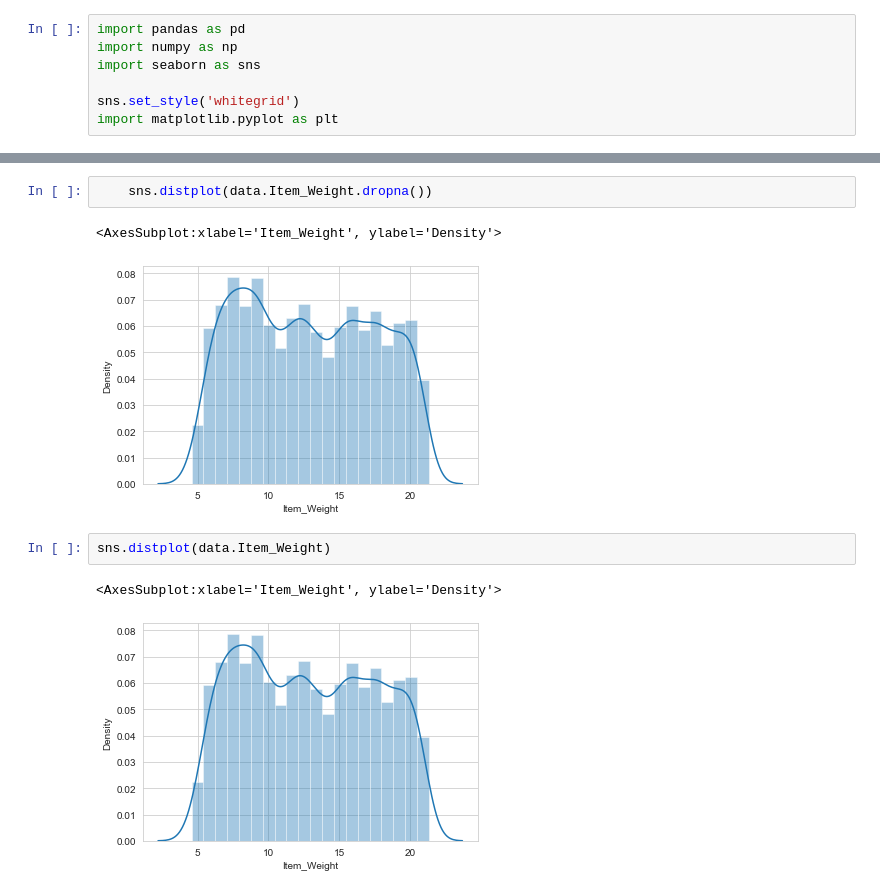
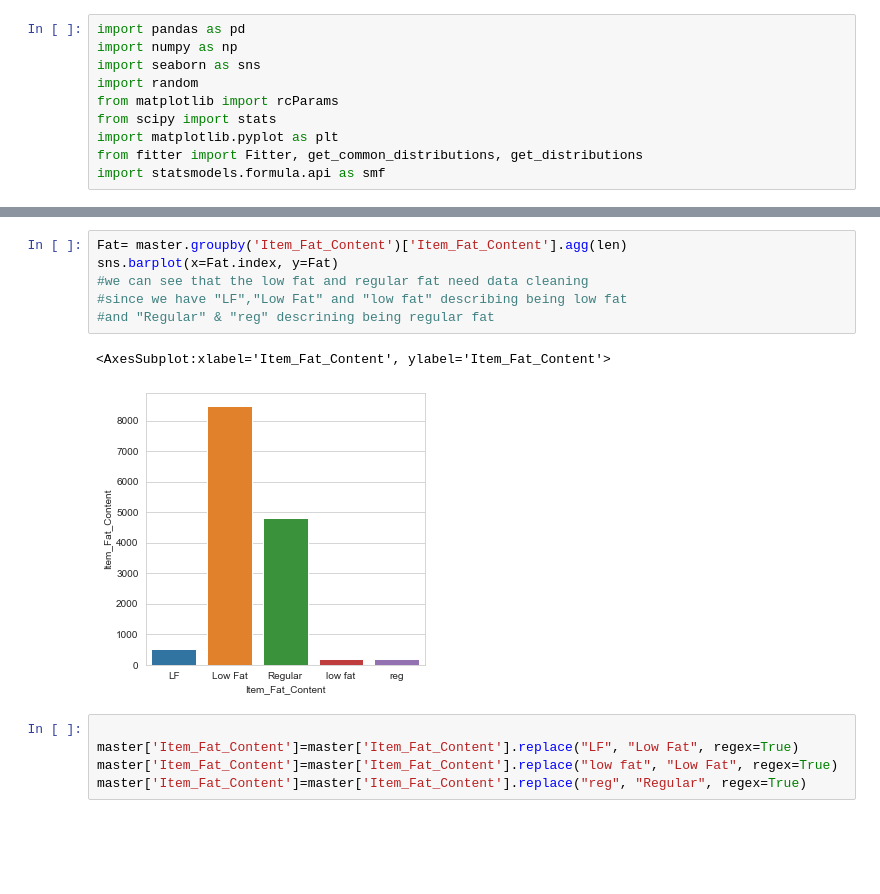
Before and after one commit to farshadsafa/Big-Mart-Sales-prediction, a Jupyter notebook: Big-Mart-Sales-prediction.ipynb, the cells around one changed output, grey strips where cells are left out. Cells and saved outputs as stored; diff of their text form; blank space fills up the shorter version.

```diff
--- a/Big-Mart-Sales-prediction.ipynb
+++ b/Big-Mart-Sales-prediction.ipynb
@@ -2,6 +2,9 @@
 import pandas as pd
 import numpy as np
 import seaborn as sns
-
-sns.set_style('whitegrid')
+import random
+from matplotlib import rcParams
+from scipy import stats
 import matplotlib.pyplot as plt
+from fitter import Fitter, get_common_distributions, get_distributions
+import statsmodels.formula.api as smf
@@ -89,10 +82,14 @@ for i in data.describe().columns:
-# %%
-    sns.distplot(data.Item_Weight.dropna())
-# %% [output]
-<AxesSubplot:xlabel='Item_Weight', ylabel='Density'>
-[figure, removed]
-# %%
-sns.distplot(data.Item_Weight)
-# %% [output]
-<AxesSubplot:xlabel='Item_Weight', ylabel='Density'>
-[figure, removed]
+# %%
+Fat= master.groupby('Item_Fat_Content')['Item_Fat_Content'].agg(len)
+sns.barplot(x=Fat.index, y=Fat)
+#we can see that the low fat and regular fat need data cleaning
+#since we have "LF","Low Fat" and "low fat" describing being low fat
+#and "Regular" & "reg" descrining being regular fat
+# %% [output]
+<AxesSubplot:xlabel='Item_Fat_Content', ylabel='Item_Fat_Content'>
+[figure, added]
+# %%
+
+master['Item_Fat_Content']=master['Item_Fat_Content'].replace("LF", "Low Fat", regex=True)
+master['Item_Fat_Content']=master['Item_Fat_Content'].replace("low fat", "Low Fat", regex=True)
+master['Item_Fat_Content']=master['Item_Fat_Content'].replace("reg", "Regular", regex=True)
```
Also changed, not shown: parts of 30 cells of this notebook.
